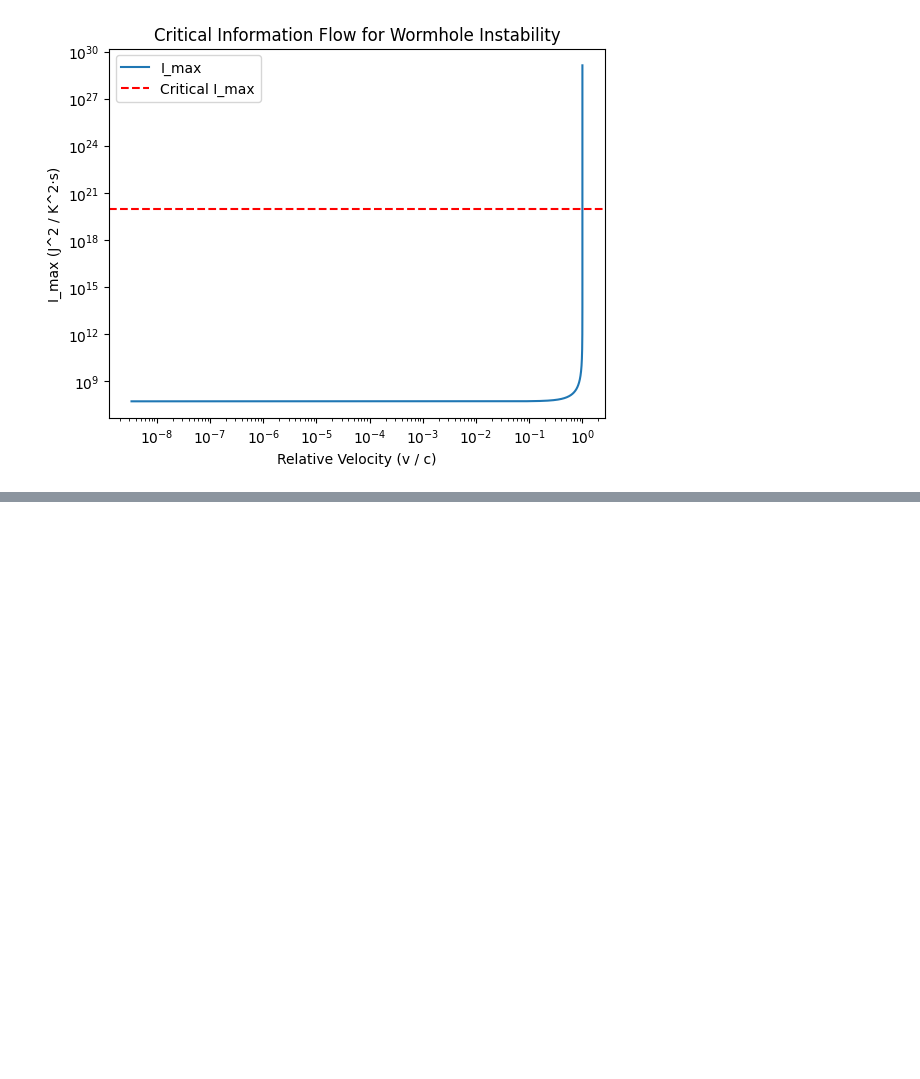
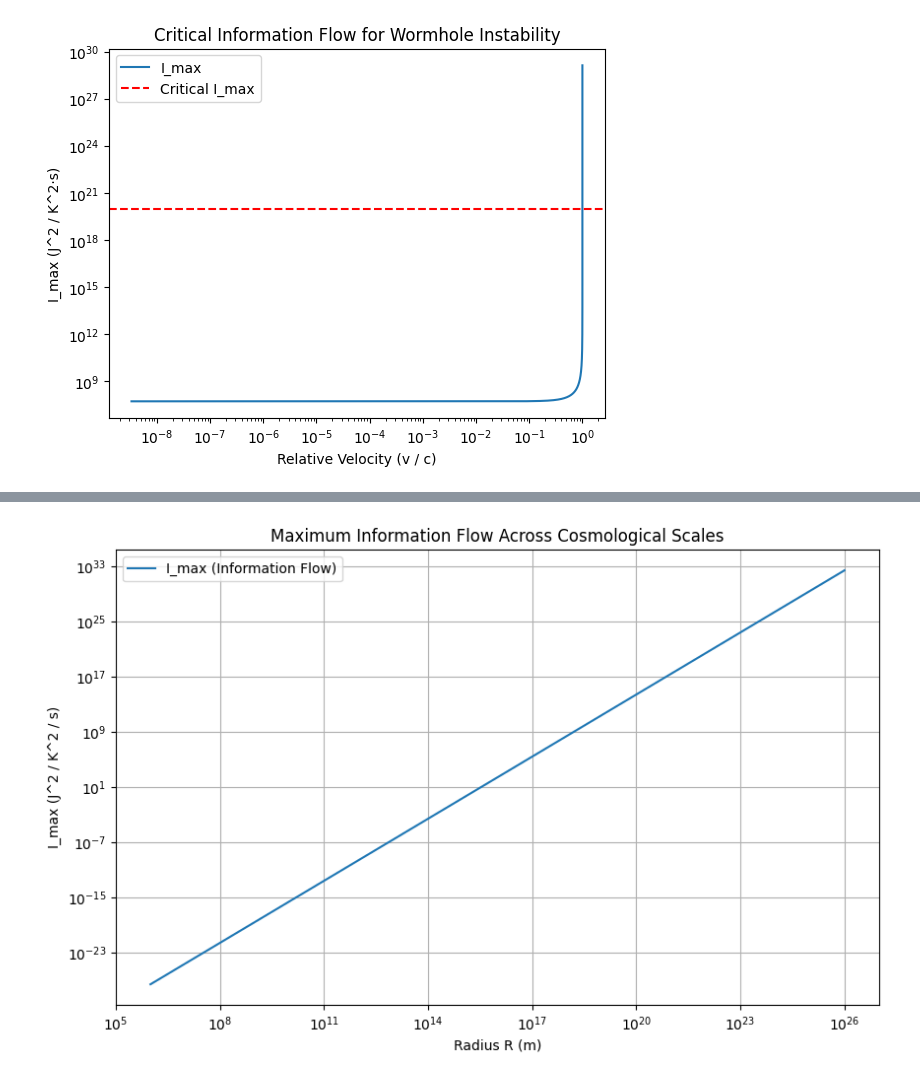
Before and after one commit to nking-1/Generativity, a Jupyter notebook: ComplexityEfficiency.ipynb, the cells around one changed output, grey strips where cells are left out. Drawn from its saved outputs; the diff is of its cells as text; code cells hidden in the pictures; blank space fills up the shorter version.

```diff
--- a/ComplexityEfficiency.ipynb
+++ b/ComplexityEfficiency.ipynb
@@ -1351,0 +1407,21 @@ Critical velocity (v / c) where instability occurs: 1.0000
+# %%
+# Energy density (assume constant for simplicity)
+rho = 1e-27  # Example: Energy density in kg/m^3 (typical for the universe)
+
+# Range of R values (in m)
+R_values = np.geomspace(1e6, 1e26, 1000)  # From galaxy clusters to cosmological scales
+
+# Maximum information flow
+I_max = rho**2 * R_values**3 * c
+
+# Plot results
+plt.figure(figsize=(10, 6))
+plt.loglog(R_values, I_max, label="I_max (Information Flow)")
+plt.xlabel("Radius R (m)")
+plt.ylabel("I_max (J^2 / K^2 / s)")
+plt.title("Maximum Information Flow Across Cosmological Scales")
+plt.legend()
+plt.grid(True)
+plt.show()
+# %% [output]
+[figure, added]
```
Also changed, not shown: parts of 19 cells of this notebook.
